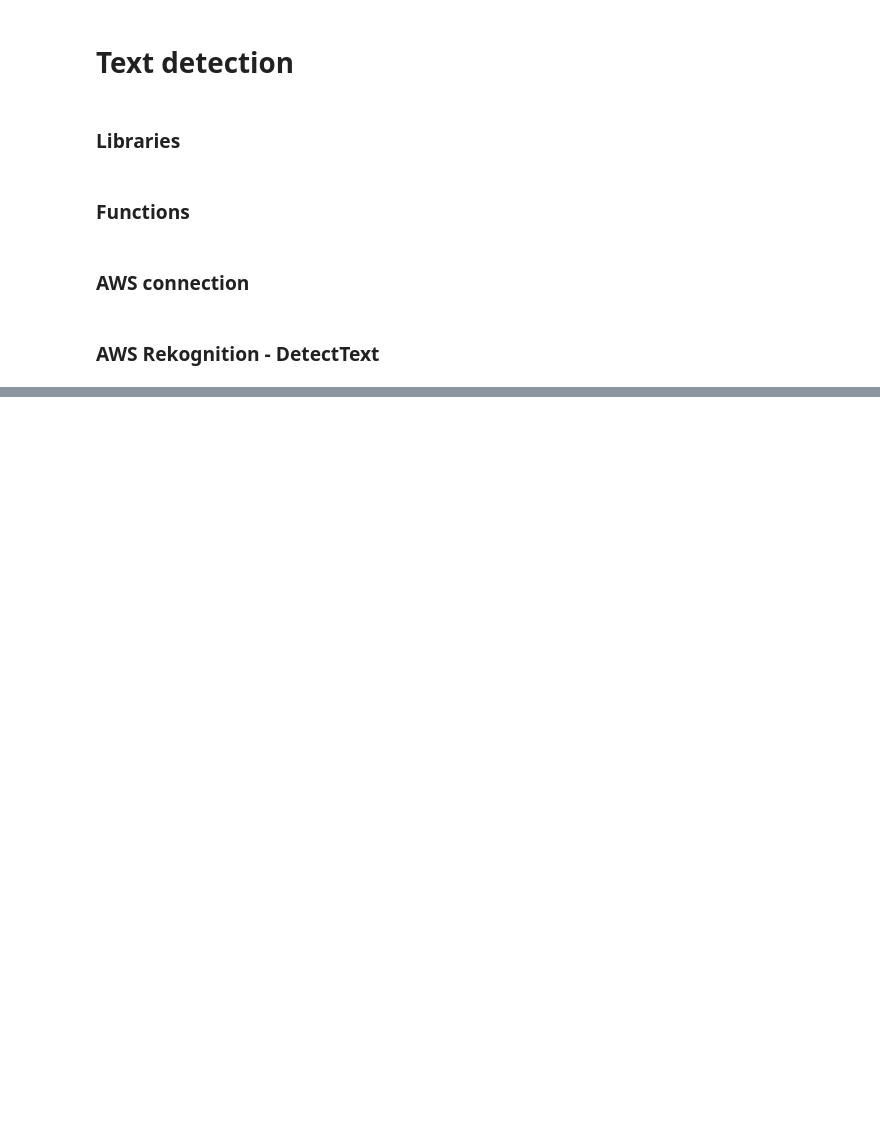
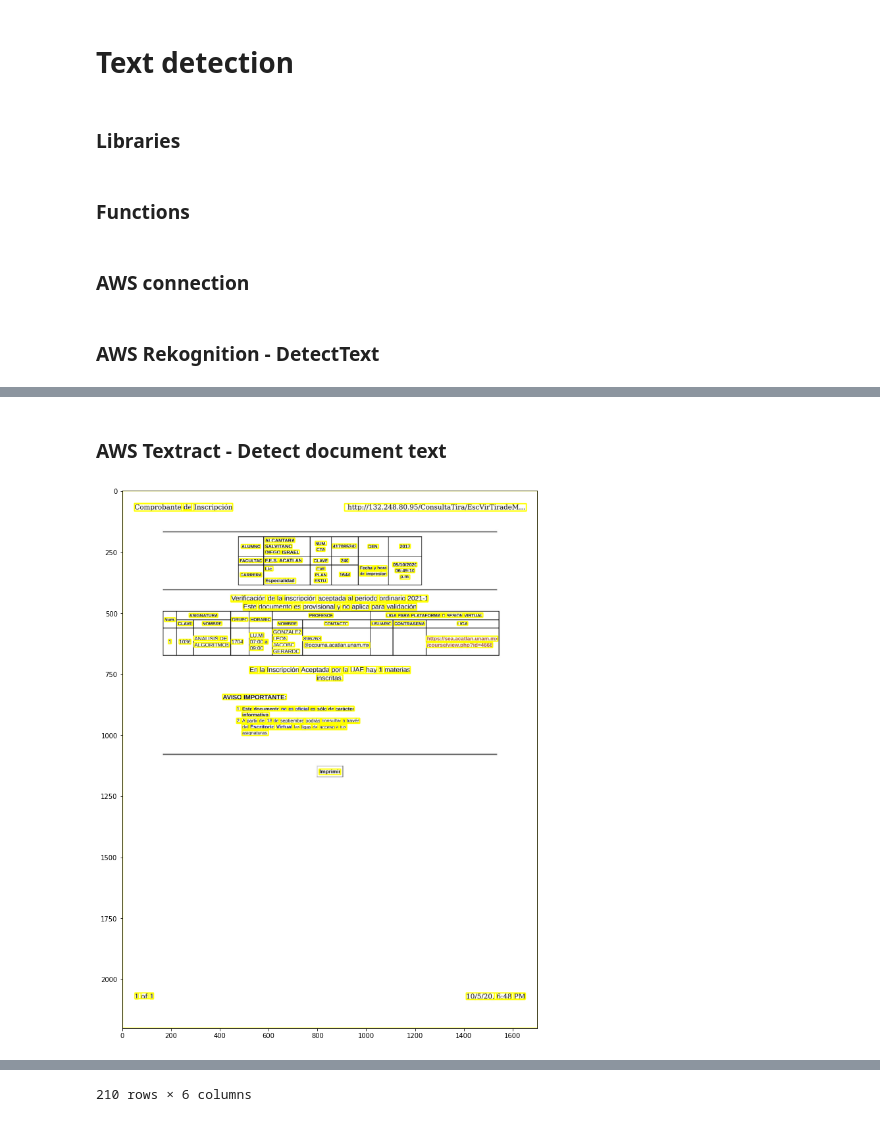
Before and after one commit to diegoias12/BBVA-Hackathon-2020---Interpretador-inteligente, a Jupyter notebook: text_detection.ipynb, the cells around one changed output, grey strips where cells are left out. Cells and saved outputs as stored; diff of their text form; code cells hidden in the pictures; blank space fills up the shorter version.

```diff
--- a/text_detection.ipynb
+++ b/text_detection.ipynb
@@ -137,0 +137,25 @@ analyze_document[['Text', 'BlockType', 'Confidence', 'Relationships', 'RowIndex'
+# %% [markdown]
+### AWS Textract - Detect document text
+# %%
+# https://boto3.amazonaws.com/v1/documentation/api/latest/reference/services/textract.html#Textract.Client.detect_document_text
+
+client_textract = boto3.client('textract')
+detect_document_text = pd.DataFrame(
+    client_textract.detect_document_text(
+        Document={'Bytes': convert_img_to_bytes(file_path)},
+    )['Blocks']
+)
+
+img_bounding_boxes = cv2.imread(file_path)
+for row in detect_document_text.itertuples():
+    draw_bounding_box(
+        img_bounding_boxes,
+        tuple(row.Geometry['BoundingBox'].values()),
+    )
+fig = plt.figure(figsize=(15, 15))
+plt.imshow(img_bounding_boxes)
+plt.show()
+
+detect_document_text
+# %% [output]
+[figure, added]
@@ -137,0 +174 @@ analyze_document[['Text', 'BlockType', 'Confidence', 'Relationships', 'RowIndex'
+210 rows × 6 columns
```
Also changed, not shown: parts of 5 cells of this notebook, 10 other files.
